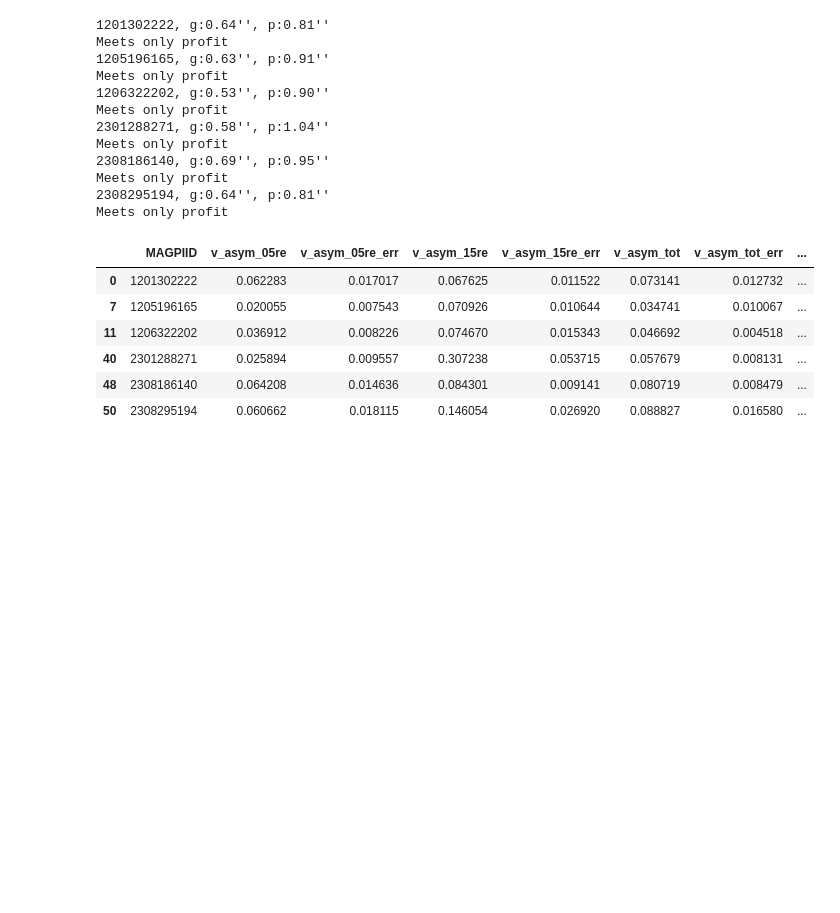
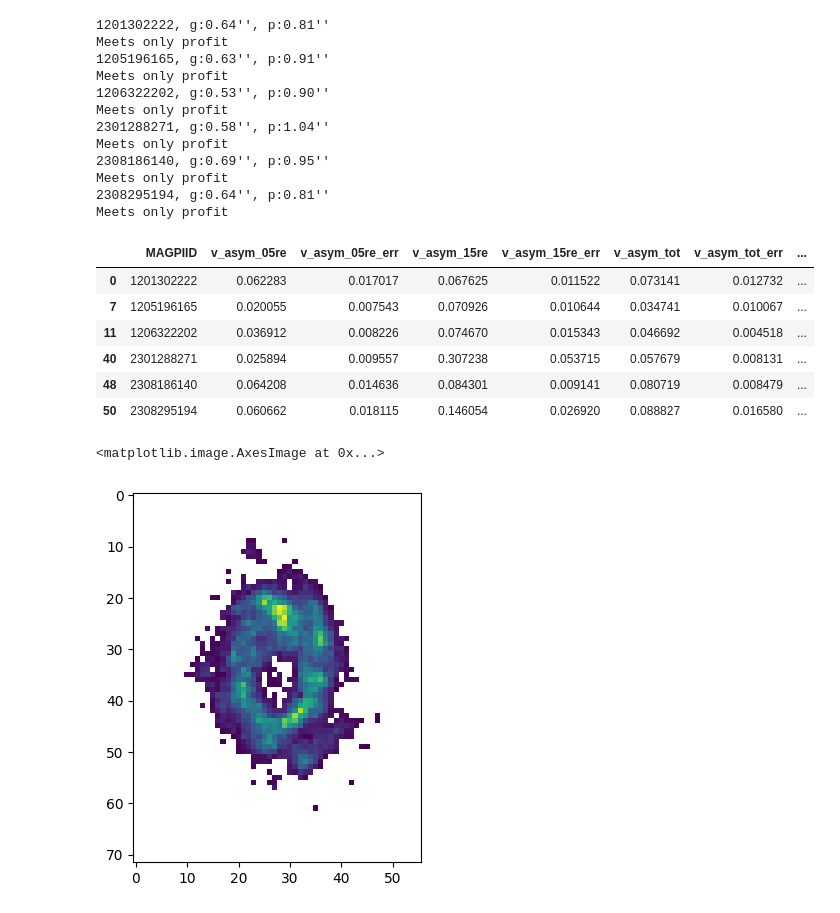
Before and after one commit to r-bagge/MAGPI_kinematics, a Jupyter notebook: plots.ipynb, the cells around one changed output. Drawn from its saved outputs; the diff is of its cells as text; code cells hidden in the pictures; blank space fills up the shorter version.

```diff
--- a/plots.ipynb
+++ b/plots.ipynb
@@ -107,3 +107,10 @@ sample[sample["MAGPIID"].isin(check)]
 | 40 | 2301288271 | 0.025894 | 0.009557 | 0.307238 | 0.053715 | 0.057679 | 0.008131 | ... |
 | 48 | 2308186140 | 0.064208 | 0.014636 | 0.084301 | 0.009141 | 0.080719 | 0.008479 | ... |
 | 50 | 2308295194 | 0.060662 | 0.018115 | 0.146054 | 0.026920 | 0.088827 | 0.016580 | ... |
+# %%
+file = fits.open("/Users/ryanbagge/Library/CloudStorage/OneDrive-UNSW/MAGPI_Plots/plots/MAGPI1204/fits_files/1204198199_stellar_kinemetry.fits")
+fig,ax = plt.subplots()
+ax.imshow(file[1].data)
+# %% [output]
+<matplotlib.image.AxesImage at 0x...>
+[figure, added]
```
Also changed, not shown: parts of 4 cells of this notebook.
